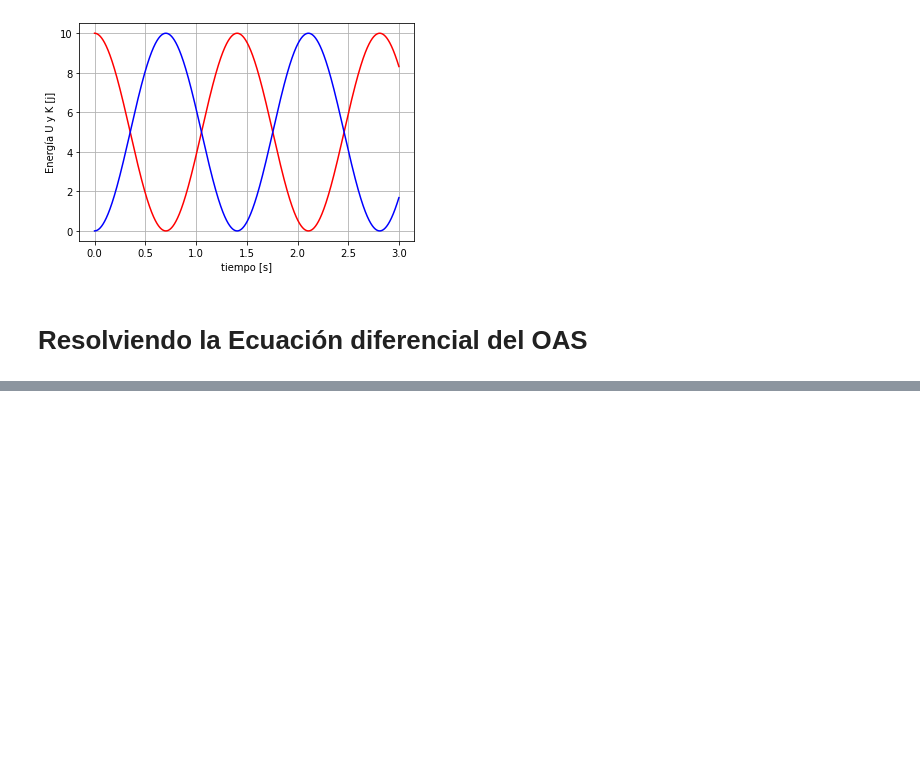
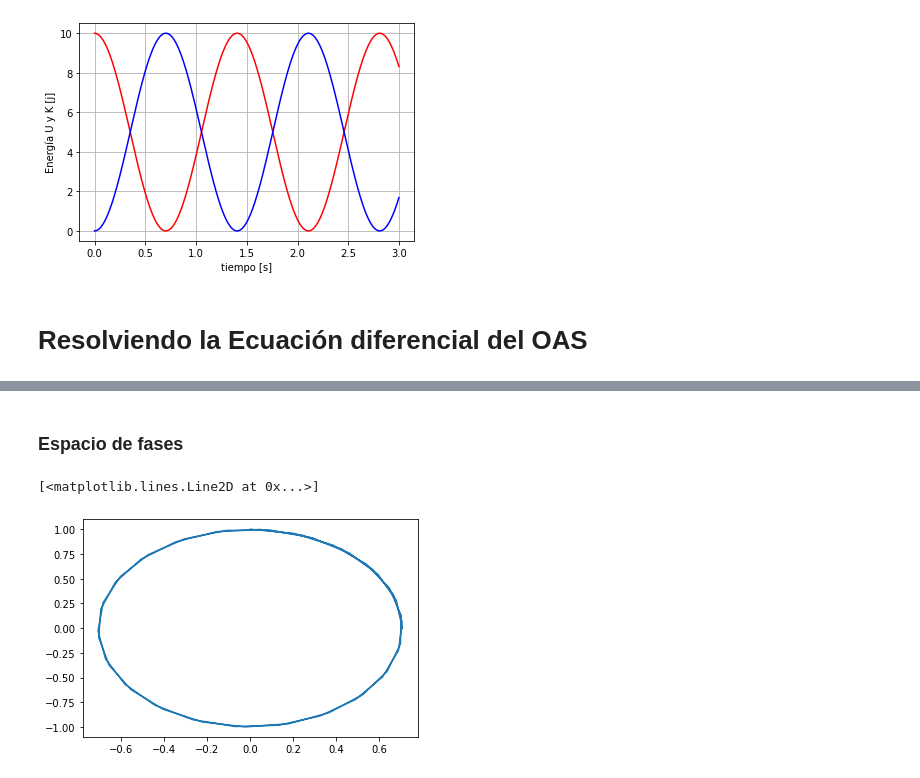
Before and after one commit to justinRH/physics, a Jupyter notebook: widget_MAS.ipynb, the cells around one changed output, grey strips where cells are left out. Saved outputs shown, nothing was run; the diff lists cells and outputs as text; code cells hidden in the pictures; blank space fills up the shorter version.

```diff
--- a/widget_MAS.ipynb
+++ b/widget_MAS.ipynb
@@ -104,0 +144,7 @@ plt.grid(True)
+# %% [markdown]
+### Espacio de fases
+# %%
+plt.plot(xs,vs)
+# %% [output]
+[<matplotlib.lines.Line2D at 0x...>]
+[figure, added]
```
Also changed, not shown: parts of 10 cells of this notebook.
